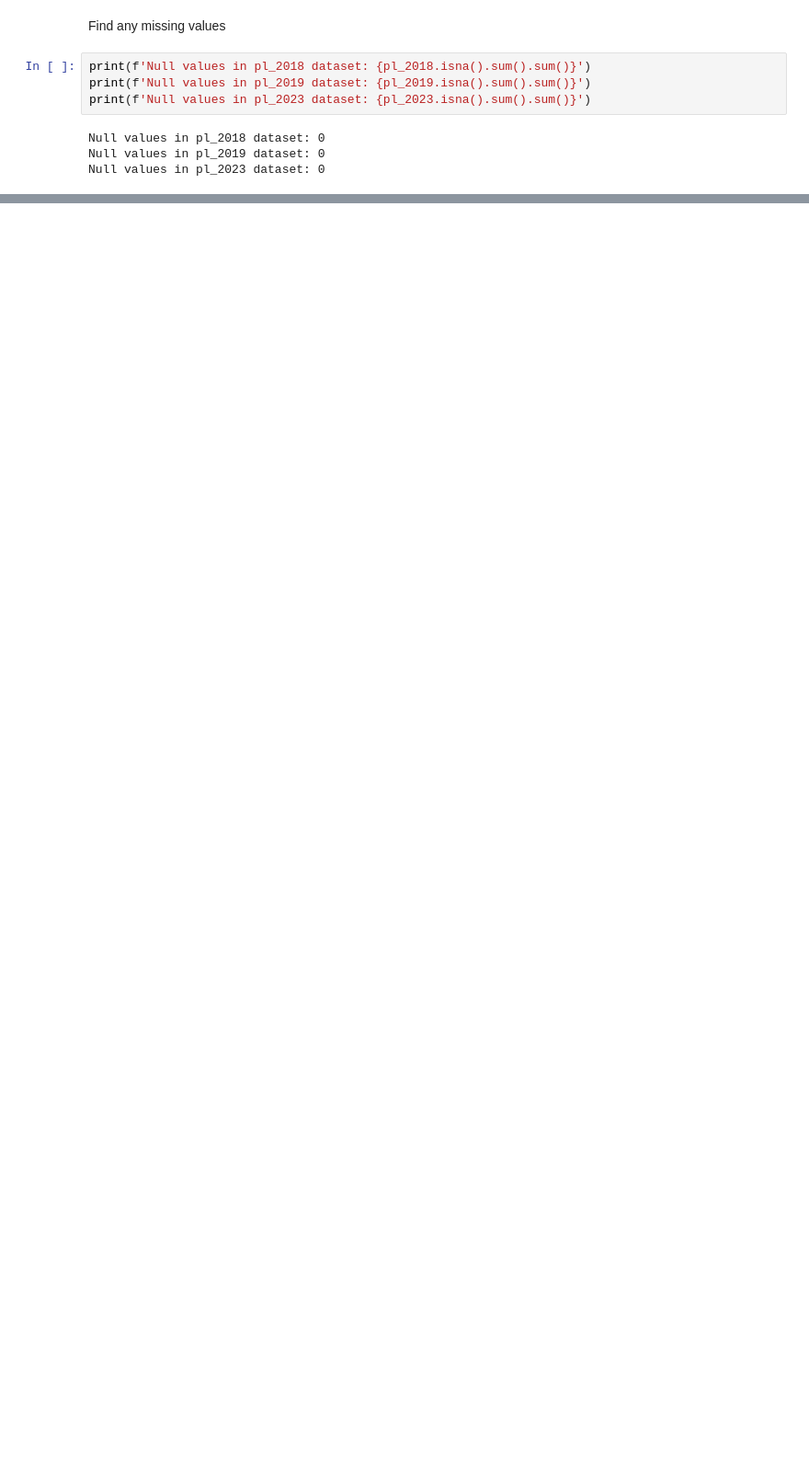
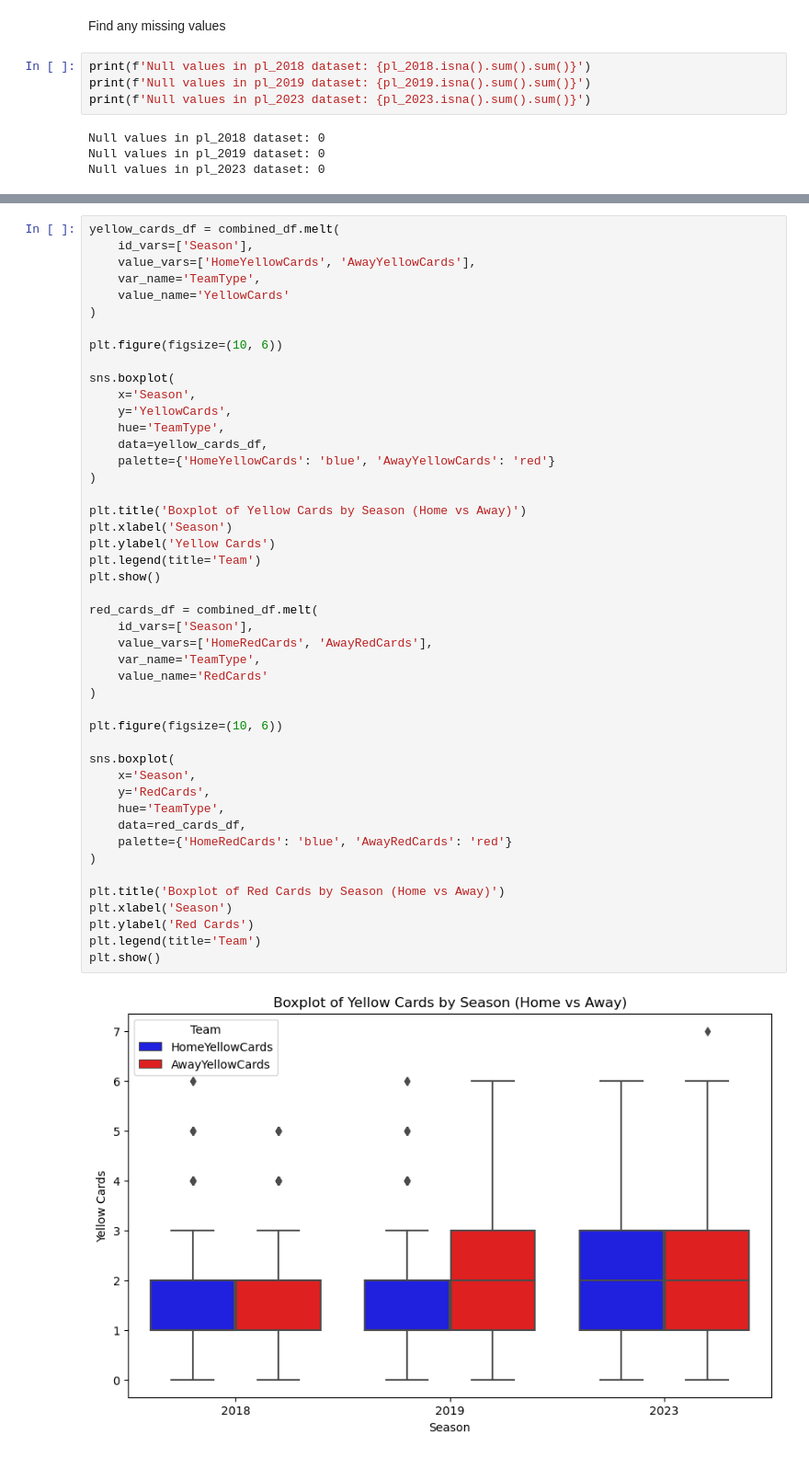
Before and after one commit to BhosaleAniket/MATH-189-Final-Project, a Jupyter notebook: final_project.ipynb, the cells around one changed output, grey strips where cells are left out. Shown at 92% size. Saved outputs shown, nothing was run; the diff lists cells and outputs as text; blank space fills up the shorter version.

```diff
--- a/final_project.ipynb
+++ b/final_project.ipynb
@@ -75,0 +238,48 @@ Null values in pl_2023 dataset: 0
+# %%
+yellow_cards_df = combined_df.melt(
+    id_vars=['Season'],
+    value_vars=['HomeYellowCards', 'AwayYellowCards'],
+    var_name='TeamType',
+    value_name='YellowCards'
+)
+
+plt.figure(figsize=(10, 6))
+
+sns.boxplot(
+    x='Season',
+    y='YellowCards',
+    hue='TeamType',
+    data=yellow_cards_df,
+    palette={'HomeYellowCards': 'blue', 'AwayYellowCards': 'red'}
+)
+
+plt.title('Boxplot of Yellow Cards by Season (Home vs Away)')
+plt.xlabel('Season')
+plt.ylabel('Yellow Cards')
+plt.legend(title='Team')
+plt.show()
+
+red_cards_df = combined_df.melt(
+    id_vars=['Season'],
+    value_vars=['HomeRedCards', 'AwayRedCards'],
+    var_name='TeamType',
+    value_name='RedCards'
+)
+
+plt.figure(figsize=(10, 6))
+
+sns.boxplot(
+    x='Season',
+    y='RedCards',
+    hue='TeamType',
+    data=red_cards_df,
+    palette={'HomeRedCards': 'blue', 'AwayRedCards': 'red'}
+)
+
+plt.title('Boxplot of Red Cards by Season (Home vs Away)')
+plt.xlabel('Season')
+plt.ylabel('Red Cards')
+plt.legend(title='Team')
+plt.show()
+# %% [output]
+[figure, added]
```
Also changed, not shown: parts of 15 cells of this notebook.
